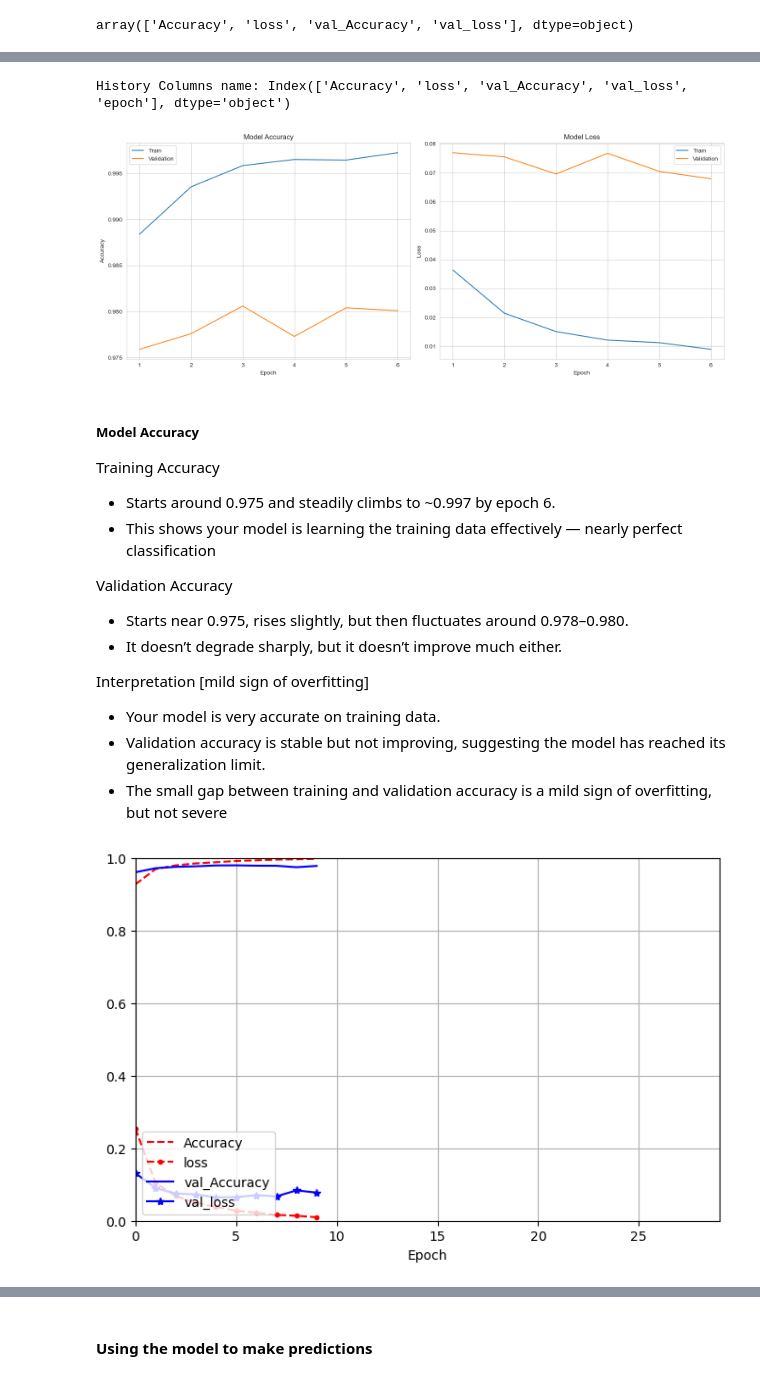
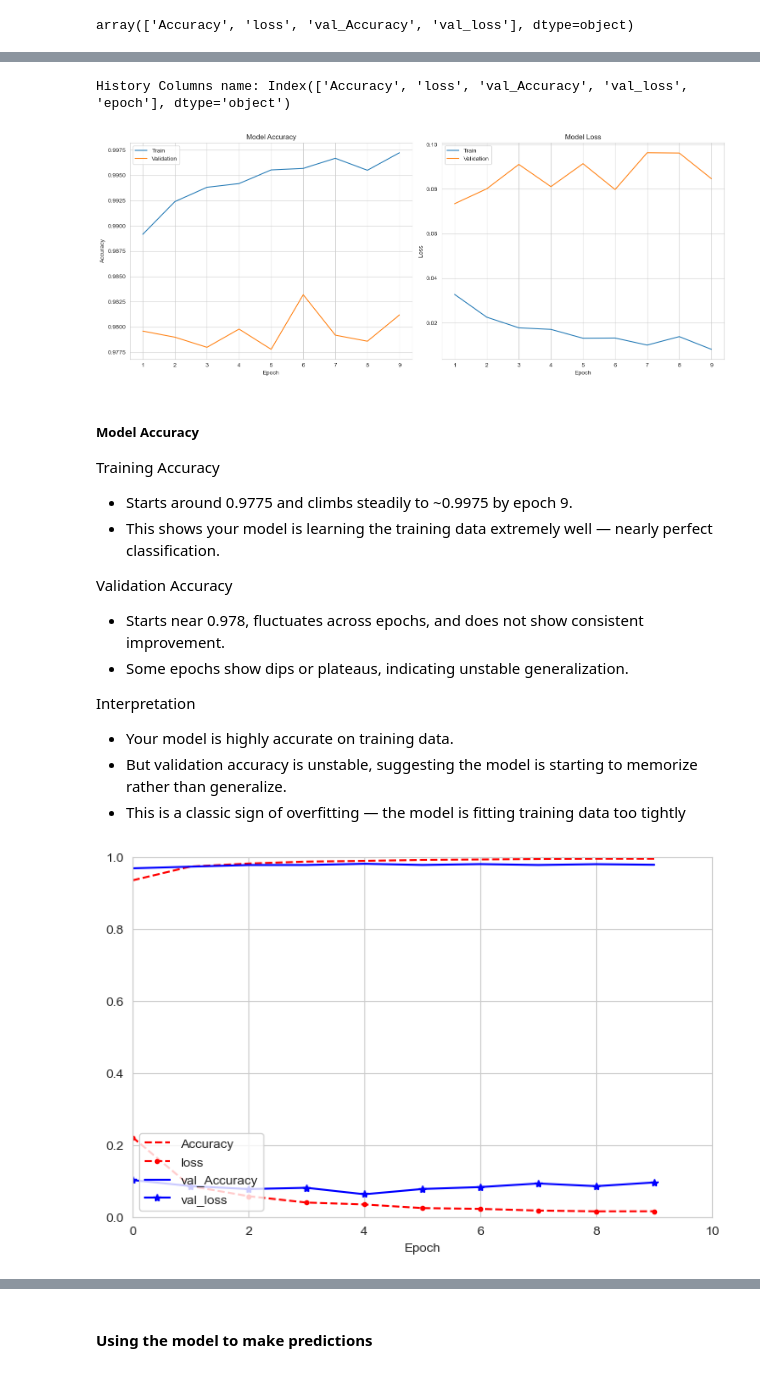
Before and after one commit to LKOBUI/neural_analysis, a Jupyter notebook: ProjectOnNural/Keras_Project/DigitMinst/Digit_Minst_completed.ipynb, the cells around one changed output, grey strips where cells are left out. Saved outputs shown, nothing was run; the diff lists cells and outputs as text; code cells hidden in the pictures.

```diff
--- a/ProjectOnNural/Keras_Project/DigitMinst/Digit_Minst_completed.ipynb
+++ b/ProjectOnNural/Keras_Project/DigitMinst/Digit_Minst_completed.ipynb
@@ -260,8 +260,8 @@ layer_1 = layers.Dense(
     activity_regularizer=None,
     kernel_constraint=None,
     bias_constraint=None,
-    lora_rank=None,
-    lora_alpha=None,
+    #lora_rank=None,
+    #lora_alpha=None,
 )(InData)
 # %%
 layer_2 = layers.Dense(
@@ -276,8 +276,8 @@ layer_2 = layers.Dense(
     activity_regularizer=None,
     kernel_constraint=None,
     bias_constraint=None,
-    lora_rank=None,
-    lora_alpha=None,
+    #lora_rank=None,
+    #lora_alpha=None,
 )(layer_1)
 # %%
 layer_out = layers.Dense(
@@ -292,9 +292,9 @@ layer_out = layers.Dense(
     activity_regularizer=None,
     kernel_constraint=None,
     bias_constraint=None,
-    lora_rank=None,
-    lora_alpha=None,
-)(layer_1)
+    #lora_rank=None,
+    #lora_alpha=None,
+)(layer_2)
 # %% [markdown]
 #### model summary
 # %%
@@ -505,30 +513,30 @@ plt.tight_layout()
 plt.show()
 # %% [output]
 History Columns name: Index(['Accuracy', 'loss', 'val_Accuracy', 'val_loss', 'epoch'], dtype='object')
-[figure, old version]
+[figure, new version]
 # %% [markdown]
 ##### Model Accuracy
 
 Training Accuracy
-- Starts around 0.975 and steadily climbs to ~0.997 by epoch 6.
-- This shows your model is learning the training data effectively — nearly perfect classification
+- Starts around 0.9775 and climbs steadily to ~0.9975 by epoch 9.
+- This shows your model is learning the training data extremely well — nearly perfect classification.
 
 Validation Accuracy
-- Starts near 0.975, rises slightly, but then fluctuates around 0.978–0.980.
-- It doesn’t degrade sharply, but it doesn’t improve much either.
+- Starts near 0.978, fluctuates across epochs, and does not show consistent improvement.
+- Some epochs show dips or plateaus, indicating unstable generalization.
 
-Interpretation [mild sign of overfitting]
-- Your model is very accurate on training data.
-- Validation accuracy is stable but not improving, suggesting the model has reached its generalization limit.
-- The small gap between training and validation accuracy is a mild sign of overfitting, but not severe
+Interpretation
+- Your model is highly accurate on training data.
+- But validation accuracy is unstable, suggesting the model is starting to memorize rather than generalize.
+- This is a classic sign of overfitting — the model is fitting training data too tightly
 # %%
 pd.DataFrame(history_val_loss.history).plot(
-    figsize=(8, 5), xlim=[0, 29], ylim=[0, 1], grid=True, xlabel="Epoch",
+    figsize=(8, 5), xlim=[0, 10], ylim=[0, 1], grid=True, xlabel="Epoch",
     style=["r--", "r--.", "b-", "b-*"])
 plt.legend(loc="lower left")  # extra code
 
 plt.show()
 # %% [output]
-[figure, old version]
+[figure, new version]
 # %%
 pd.DataFrame(history_acu_loss.history).plot(
```
Also changed, not shown: parts of 15 cells of this notebook.
